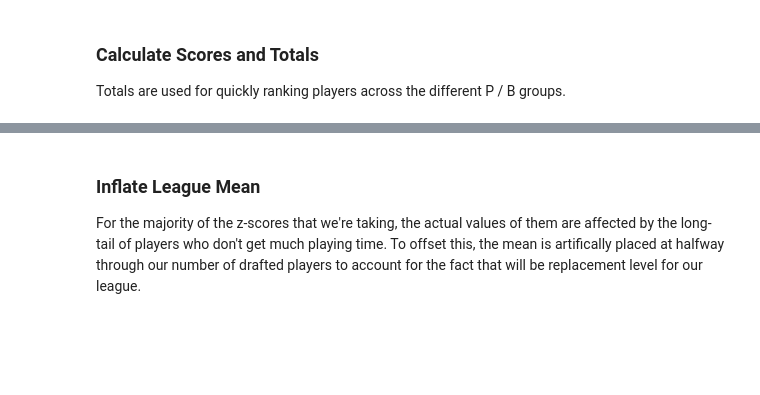
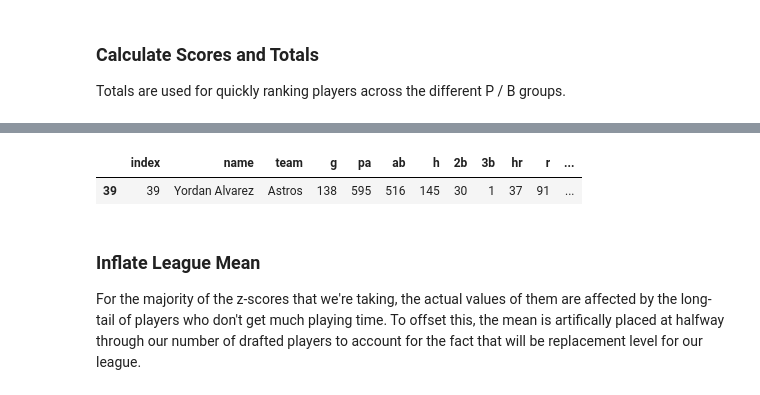
Before and after one commit to zmsy/notebooks, a Jupyter notebook: player_z_scores_preseason.ipynb, the cells around one changed output, grey strips where cells are left out. Saved outputs shown, nothing was run; the diff lists cells and outputs as text; code cells hidden in the pictures; blank space fills up the shorter version.

```diff
--- a/player_z_scores_preseason.ipynb
+++ b/player_z_scores_preseason.ipynb
@@ -65,10 +65,11 @@ dfb = pd.read_sql("select * from fantasy.batters_projections_depth_charts", conn
 # create any calculated columns necessary
 dfb['k_pct'] = (dfb['so'] / dfb['ab']).round(2)
 dfb['rc'] = (dfb['ab'] * dfb['obp'] * dfb['slg']).round(2)
+dfb['catg'] = 'b'
 
 # quality starts metric from here:
 # https://yourfantasyjoe.blogspot.com/2010/02/projecting-quality-starts.html
 # xQS = GS * (.4650115 - (ERA * .0872381) + ((IP/GS) * .0746775))
 dfp['qs'] = (dfp['gs'] * (0.4650115 - (dfp['era'] * 0.0872381) + ((dfp['ip']/dfp['gs']) * .0746775))).round(2)
 dfp.fillna(value={'qs': 0.0}, inplace=True)
-print()
+dfp['catg'] = 'p'
@@ -180,3 +172,8 @@ dfp.head(50)
+# %%
+dfb[dfb['name'].str.startswith('Yord')]
+# %% [output]
+|  | index | name | team | g | pa | ab | h | 2b | 3b | hr | r | ... |
+| 39 | 39 | Yordan Alvarez | Astros | 138 | 595 | 516 | 145 | 30 | 1 | 37 | 91 | ... |
 # %% [markdown]
 ### Inflate League Mean
 
```
Also changed, not shown: parts of 16 cells of this notebook.
